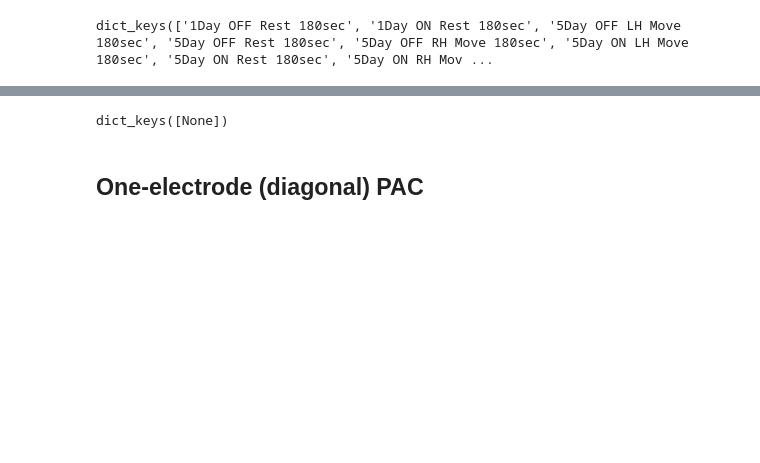
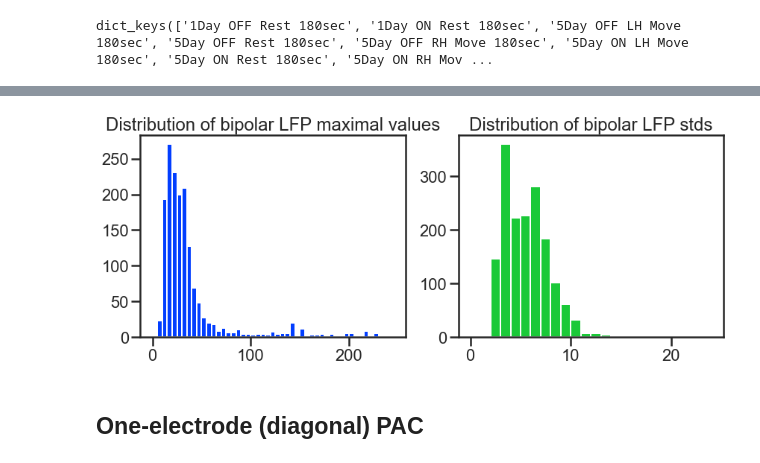
Before and after one commit to atimcenko/pac, a Jupyter notebook: PAC_workspace.ipynb, the cells around one changed output, grey strips where cells are left out. Cells and saved outputs as stored; diff of their text form; code cells hidden in the pictures; blank space fills up the shorter version.

Commit message:
Modified workspace - Patient 2 analysis: spectra OFF vs ON 1 day and 5Day + all PACs (significance = .001)

```diff
--- a/PAC_workspace.ipynb
+++ b/PAC_workspace.ipynb
@@ -539,4 +509,4 @@ p2 = load_patient_from_pickle(p2_pickle_filepath)
 # %% [output]
 Patient directory:  C:\Users\aleks\[[Python]]\LAB\data\Patient2
 # %%
-p2.load_all_pacs()
+p2.load_all_pacs(verbose=False)
@@ -599,20 +516,0 @@ pacs = defaultdict(lambda: defaultdict(lambda: defaultdict(dict)))
-# %%
-
-condition = "1Day OFF Rest 180sec"
-phase_placement = "L1-2A"
-ampl_placement = "L1-2A"
-duration = "180.0"
-
-name_components = ["PAC", "Patient2",
-                   condition,
-                   phase_placement,
-                   ampl_placement,
-                   f"{duration} sec"]
-
-filepath = os.path.join(pac_root_dir, '_'.join(name_components) + '.pkl')
-with open(filepath, 'rb') as _input:
-    pac = pickle.load(_input)
-
-pac.comodulogram(significant=True)
-plt.show()
-pacs[condition][phase_placement][ampl_placement] = pac
@@ -624,6 +517,27 @@ dict_keys(['L1-2A'])
-# %%
-p2.pac.keys()
-# %% [output]
-dict_keys([None])
+# %%
+%matplotlib inline
+
+max_list = []
+std_list = []
+
+for placement in p2.placements:
+    for condition in p2.conditions:
+        lfp = p2.lfp[condition][placement]
+        max_list.append(np.max(lfp.data))
+        std_list.append(np.std(lfp.data))
+
+fig, axes = plt.subplots(1, 2, figsize=(14, 5))
+
+ax = axes[0]
+ax.set_title("Distribution of bipolar LFP maximal values")
+ax.hist(max_list, bins=np.arange(0, 250, 5))
+
+ax = axes[1]
+ax.set_title("Distribution of bipolar LFP stds")
+ax.hist(std_list, bins=np.arange(0, 25, 1), color='g')
+
+plt.show()
+# %% [output]
+[figure, added]
 # %% [markdown]
 ## One-electrode (diagonal) PAC
```
Also changed, not shown: parts of 21 cells of this notebook.
